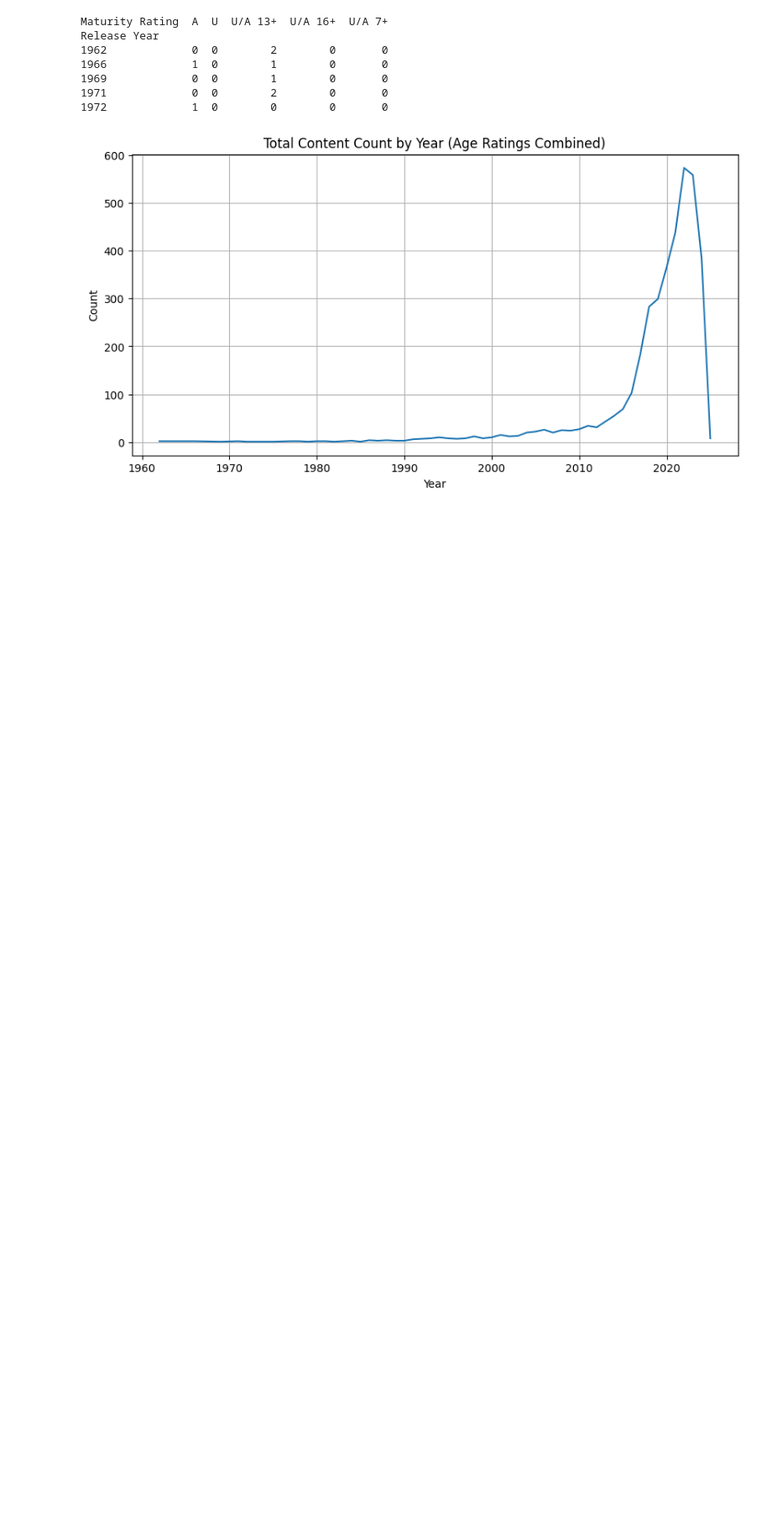
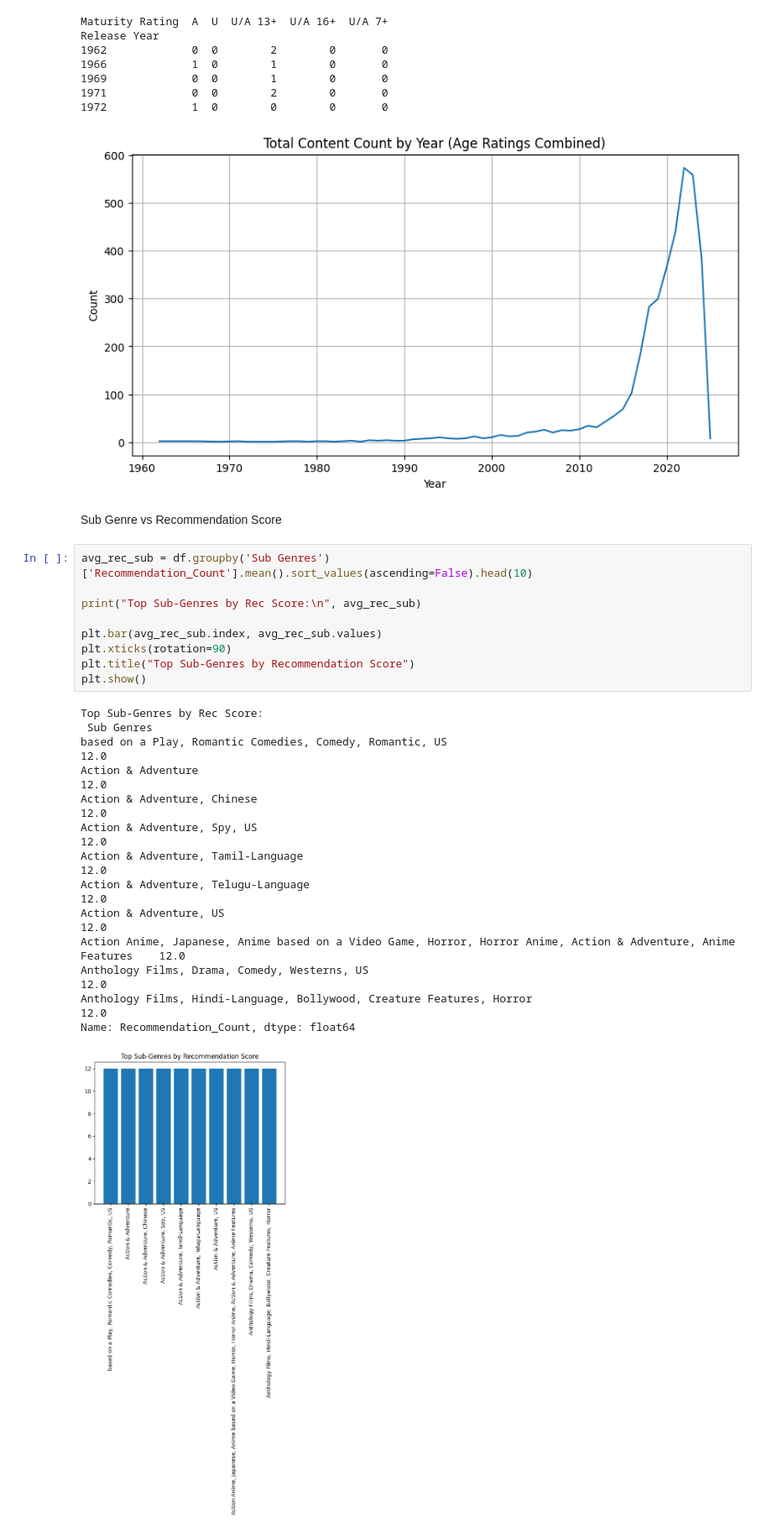
Before and after one commit to ameena0726-ops/Netflix-Analysis, a Jupyter notebook: Netflix_Content_Genre (1).ipynb, the cells around one changed output. Shown at 84% size. Saved outputs shown, nothing was run; the diff lists cells and outputs as text; blank space fills up the shorter version.

Commit message:
Compared sub-genres by average recommendation count using Pandas grouping, NumPy mean, and Matplotlib

```diff
--- a/Netflix_Content_Genre (1).ipynb
+++ b/Netflix_Content_Genre (1).ipynb
@@ -566,3 +566,29 @@ Release Year
 1971             0  0        2        0       0
 1972             1  0        0        0       0
 [figure]
+# %% [markdown]
+ Sub Genre vs Recommendation Score
+# %%
+avg_rec_sub = df.groupby('Sub Genres')['Recommendation_Count'].mean().sort_values(ascending=False).head(10)
+
+print("Top Sub-Genres by Rec Score:\n", avg_rec_sub)
+
+plt.bar(avg_rec_sub.index, avg_rec_sub.values)
+plt.xticks(rotation=90)
+plt.title("Top Sub-Genres by Recommendation Score")
+plt.show()
+# %% [output]
+Top Sub-Genres by Rec Score:
+ Sub Genres
+based on a Play, Romantic Comedies, Comedy, Romantic, US                                                         12.0
+Action & Adventure                                                                                               12.0
+Action & Adventure, Chinese                                                                                      12.0
+Action & Adventure, Spy, US                                                                                      12.0
+Action & Adventure, Tamil-Language                                                                               12.0
+Action & Adventure, Telugu-Language                                                                              12.0
+Action & Adventure, US                                                                                           12.0
+Action Anime, Japanese, Anime based on a Video Game, Horror, Horror Anime, Action & Adventure, Anime Features    12.0
+Anthology Films, Drama, Comedy, Westerns, US                                                                     12.0
+Anthology Films, Hindi-Language, Bollywood, Creature Features, Horror                                            12.0
+Name: Recommendation_Count, dtype: float64
+[figure, added]
```
